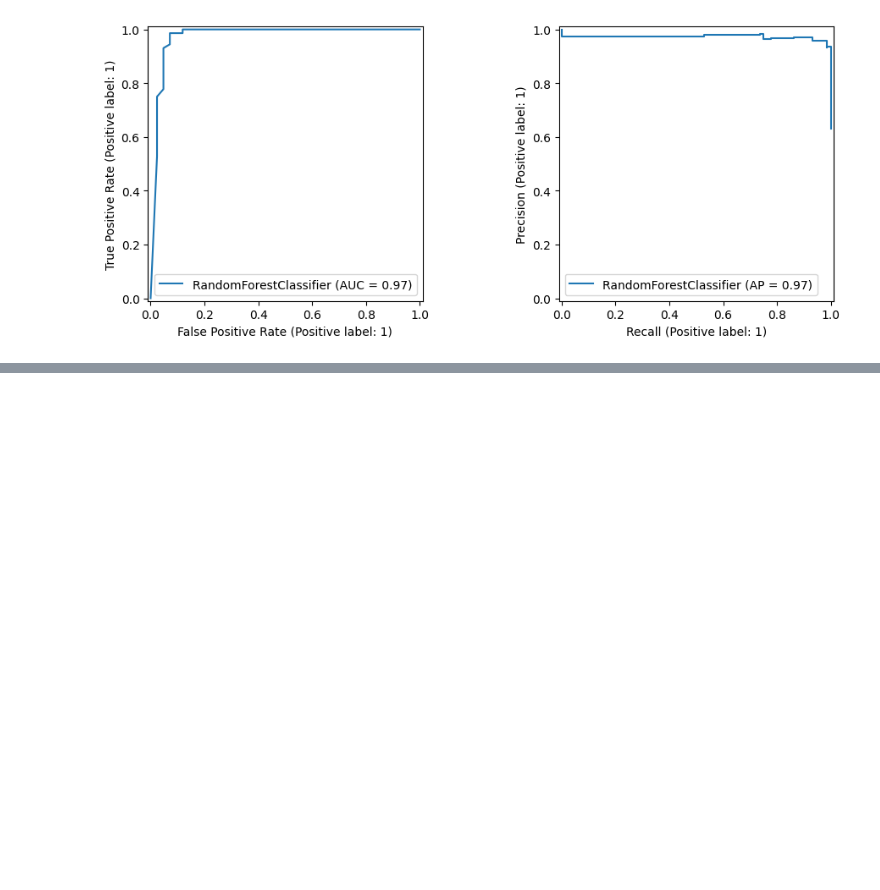
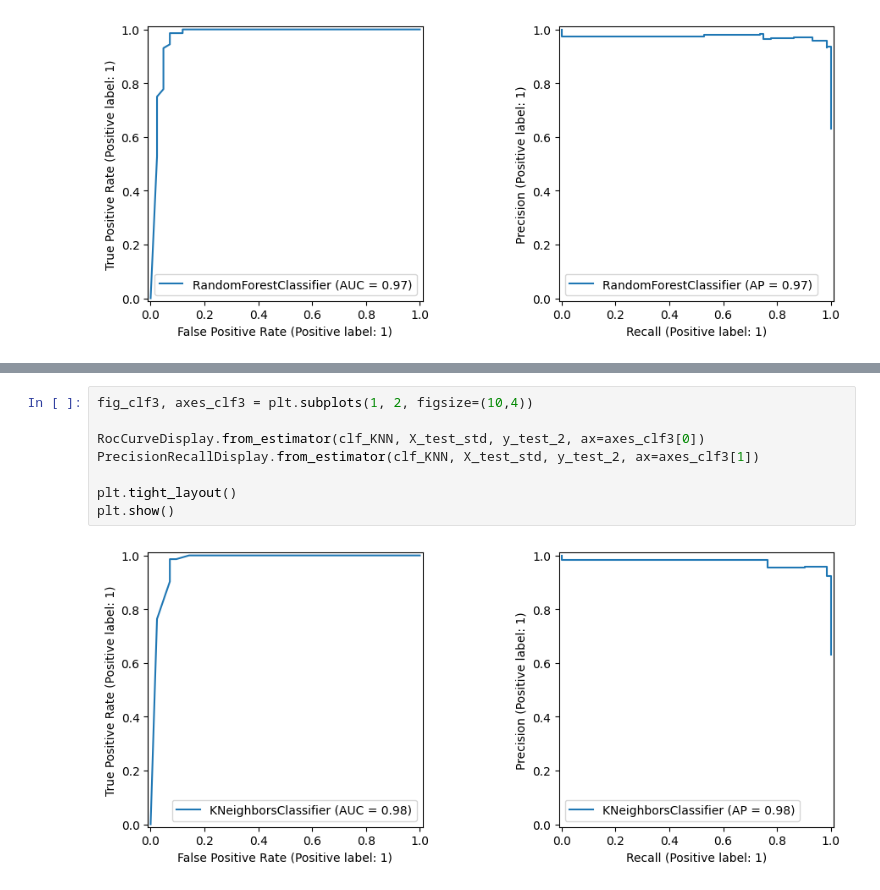
Before and after one commit to Yuyang-Yao/Math_-5750_Project1, a Jupyter notebook: project1.ipynb, the cells around one changed output, grey strips where cells are left out. Drawn from its saved outputs; the diff is of its cells as text; blank space fills up the shorter version.

```diff
--- a/project1.ipynb
+++ b/project1.ipynb
@@ -1147,0 +1224,10 @@ plt.show()
+# %%
+fig_clf3, axes_clf3 = plt.subplots(1, 2, figsize=(10,4))
+
+RocCurveDisplay.from_estimator(clf_KNN, X_test_std, y_test_2, ax=axes_clf3[0])
+PrecisionRecallDisplay.from_estimator(clf_KNN, X_test_std, y_test_2, ax=axes_clf3[1])
+
+plt.tight_layout()
+plt.show()
+# %% [output]
+[figure, added]
```
Also changed, not shown: parts of 12 cells of this notebook.
